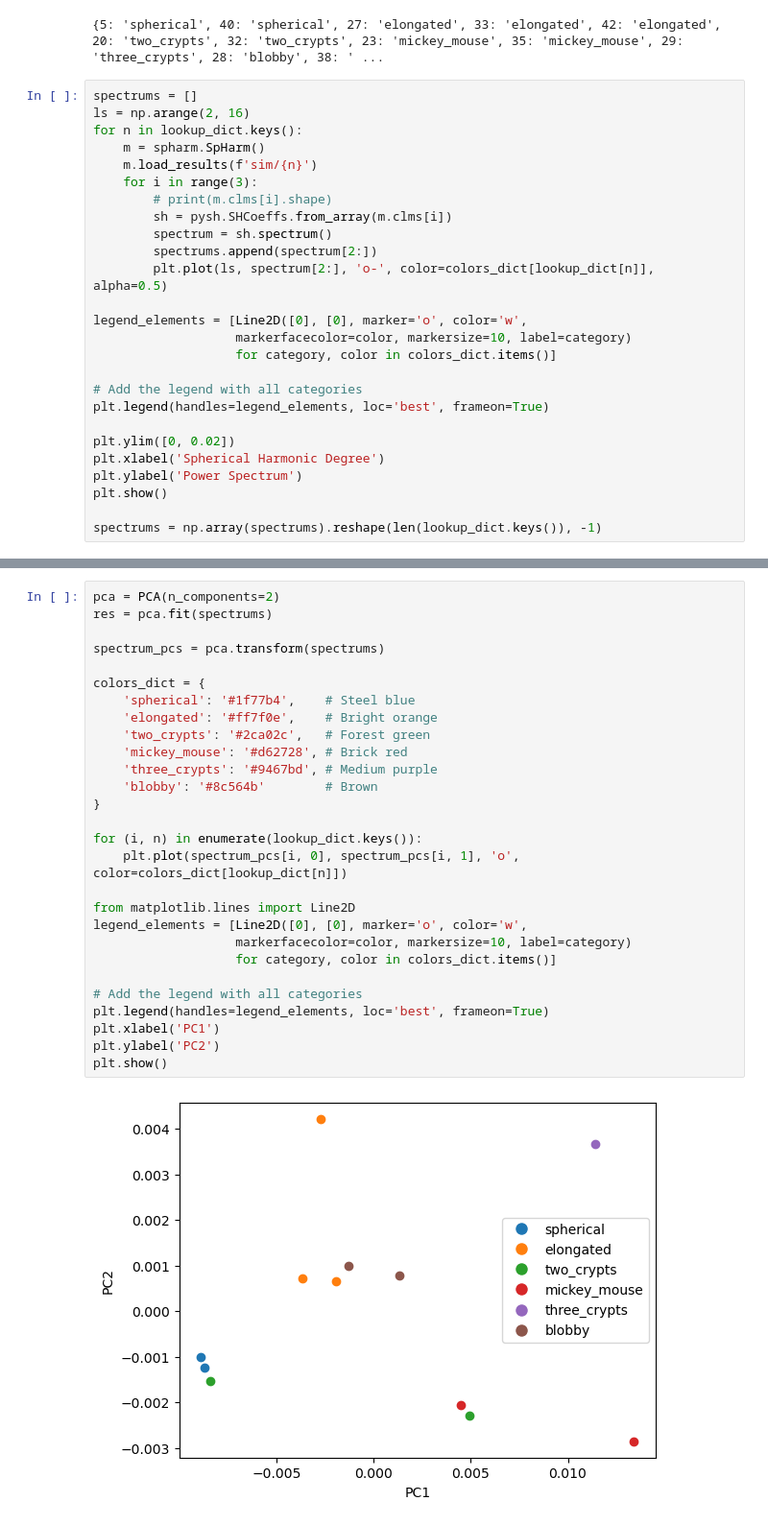
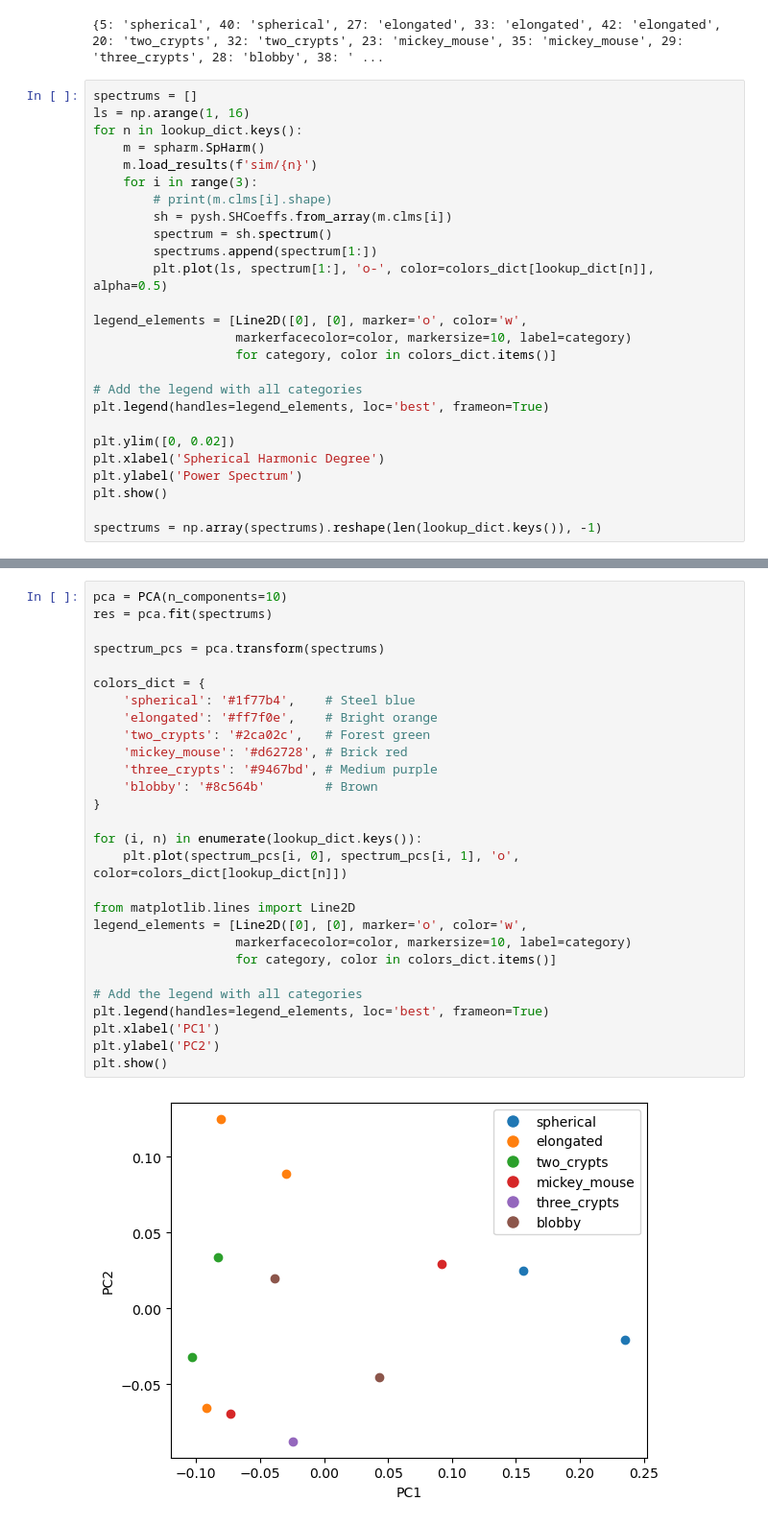
Before and after one commit to Irene-Li/SphericalHarmonics, a Jupyter notebook: spectrum.ipynb, the cells around one changed output, grey strips where cells are left out. Shown at 96% size. Saved outputs shown, nothing was run; the diff lists cells and outputs as text.

```diff
--- a/spectrum.ipynb
+++ b/spectrum.ipynb
@@ -38,7 +38,7 @@ colors_dict = {
 {5: 'spherical', 40: 'spherical', 27: 'elongated', 33: 'elongated', 42: 'elongated', 20: 'two_crypts', 32: 'two_crypts', 23: 'mickey_mouse', 35: 'mickey_mouse', 29: 'three_crypts', 28: 'blobby', 38: ' ...
 # %%
 spectrums = []
-ls = np.arange(2, 16)
+ls = np.arange(1, 16)
 for n in lookup_dict.keys():
     m = spharm.SpHarm()
     m.load_results(f'sim/{n}')
@@ -46,8 +46,8 @@ for n in lookup_dict.keys():
         # print(m.clms[i].shape)
         sh = pysh.SHCoeffs.from_array(m.clms[i])
         spectrum = sh.spectrum()
-        spectrums.append(spectrum[2:])
-        plt.plot(ls, spectrum[2:], 'o-', color=colors_dict[lookup_dict[n]], alpha=0.5)
+        spectrums.append(spectrum[1:])
+        plt.plot(ls, spectrum[1:], 'o-', color=colors_dict[lookup_dict[n]], alpha=0.5)
 
 legend_elements = [Line2D([0], [0], marker='o', color='w',
                    markerfacecolor=color, markersize=10, label=category)
@@ -67,30 +67,30 @@ spectrums = np.array(spectrums).reshape(len(lookup_dict.keys()), -1)
 # %%
-pca = PCA(n_components=2)
+pca = PCA(n_components=10)
 res = pca.fit(spectrums)
 
 spectrum_pcs = pca.transform(spectrums)
 
 colors_dict = {
     'spherical': '#1f77b4',    # Steel blue
     'elongated': '#ff7f0e',    # Bright orange
     'two_crypts': '#2ca02c',   # Forest green
     'mickey_mouse': '#d62728', # Brick red
     'three_crypts': '#9467bd', # Medium purple
     'blobby': '#8c564b'        # Brown
 }
 
 for (i, n) in enumerate(lookup_dict.keys()):
     plt.plot(spectrum_pcs[i, 0], spectrum_pcs[i, 1], 'o', color=colors_dict[lookup_dict[n]])
 
 from matplotlib.lines import Line2D
 legend_elements = [Line2D([0], [0], marker='o', color='w',
                    markerfacecolor=color, markersize=10, label=category)
                    for category, color in colors_dict.items()]
 
 # Add the legend with all categories
 plt.legend(handles=legend_elements, loc='best', frameon=True)
 plt.xlabel('PC1')
 plt.ylabel('PC2')
 plt.show()
 # %% [output]
-[figure, old version]
+[figure, new version]
```
Also changed, not shown: parts of 3 cells of this notebook, 5 other files.
